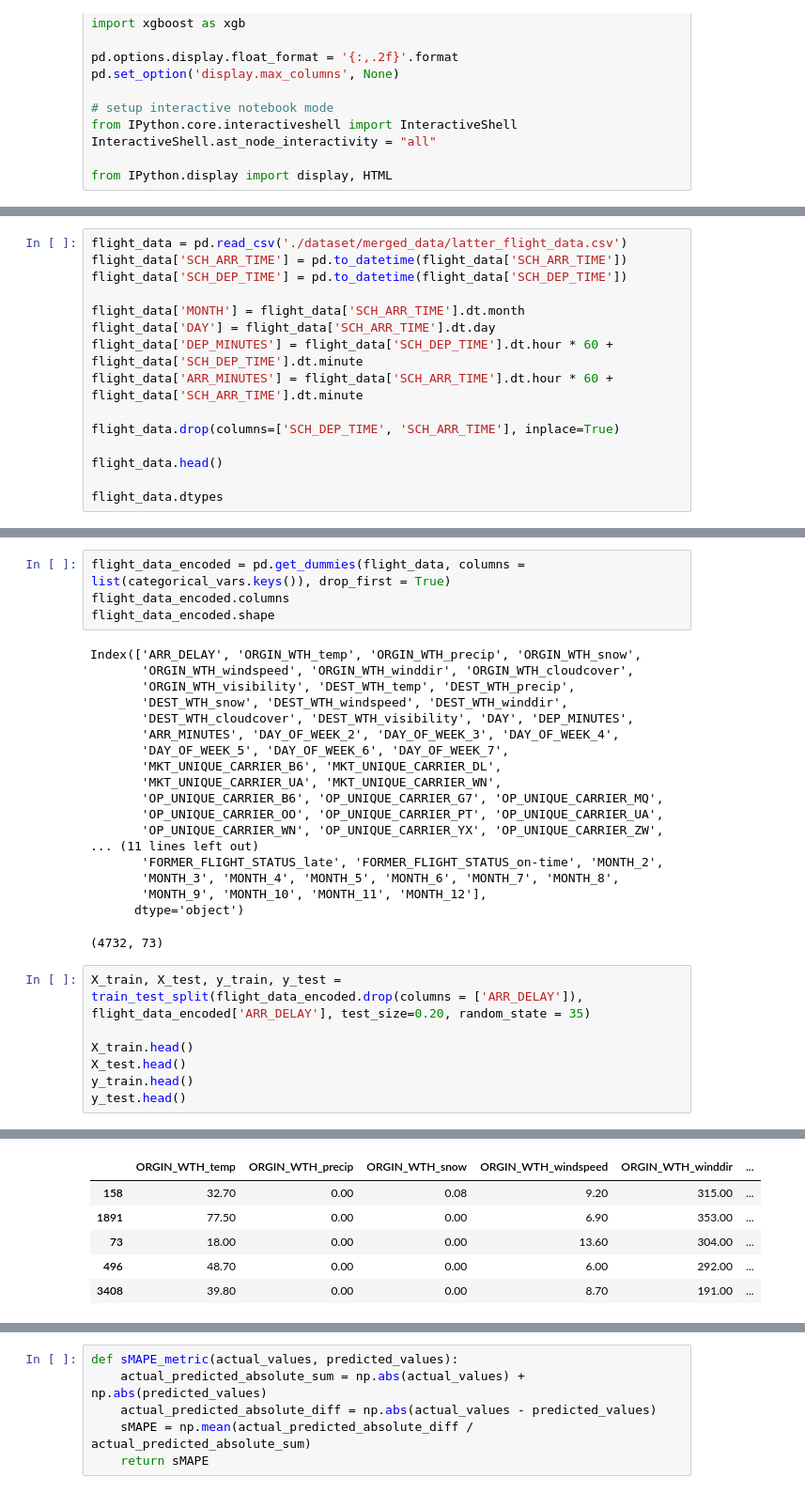
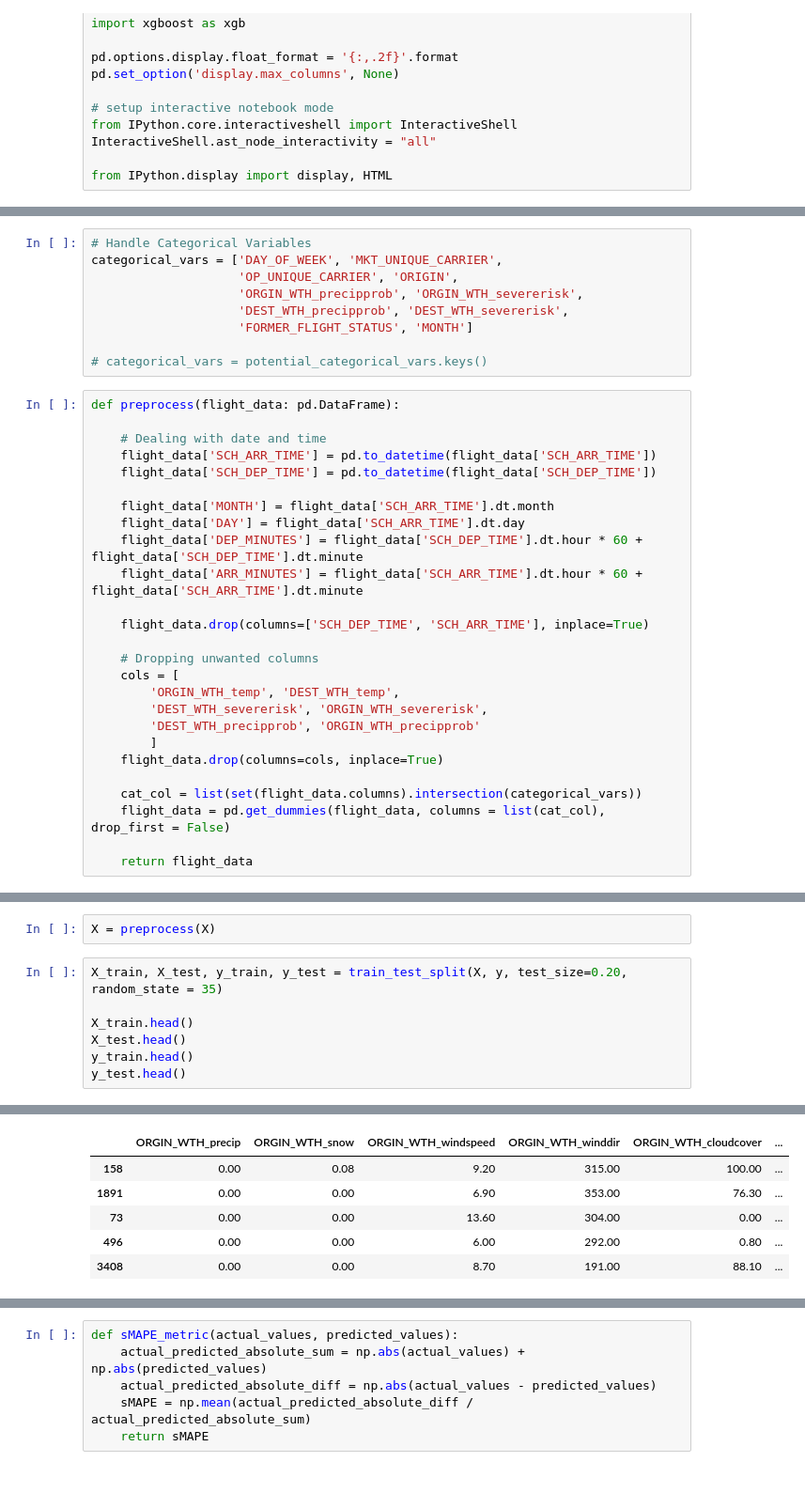
Before and after one commit to pksp99/flight-predictor, a Jupyter notebook: latter_flight_training.ipynb, the cells around one changed output, grey strips where cells are left out. Shown at 94% size. Cells and saved outputs as stored; diff of their text form.

```diff
--- a/latter_flight_training.ipynb
+++ b/latter_flight_training.ipynb
@@ -30,15 +70,35 @@ from IPython.display import display, HTML
+# %%
+# Handle Categorical Variables
+categorical_vars = ['DAY_OF_WEEK', 'MKT_UNIQUE_CARRIER',
+                    'OP_UNIQUE_CARRIER', 'ORIGIN',
+                    'ORGIN_WTH_precipprob', 'ORGIN_WTH_severerisk',
+                    'DEST_WTH_precipprob', 'DEST_WTH_severerisk',
+                    'FORMER_FLIGHT_STATUS', 'MONTH']
+
+# categorical_vars = potential_categorical_vars.keys()
 # %%
-flight_data = pd.read_csv('./dataset/merged_data/latter_flight_data.csv')
-flight_data['SCH_ARR_TIME'] = pd.to_datetime(flight_data['SCH_ARR_TIME'])
-flight_data['SCH_DEP_TIME'] = pd.to_datetime(flight_data['SCH_DEP_TIME'])
+def preprocess(flight_data: pd.DataFrame):
 
-flight_data['MONTH'] = flight_data['SCH_ARR_TIME'].dt.month
-flight_data['DAY'] = flight_data['SCH_ARR_TIME'].dt.day
-flight_data['DEP_MINUTES'] = flight_data['SCH_DEP_TIME'].dt.hour * 60 + flight_data['SCH_DEP_TIME'].dt.minute
-flight_data['ARR_MINUTES'] = flight_data['SCH_ARR_TIME'].dt.hour * 60 + flight_data['SCH_ARR_TIME'].dt.minute
+    # Dealing with date and time
+    flight_data['SCH_ARR_TIME'] = pd.to_datetime(flight_data['SCH_ARR_TIME'])
+    flight_data['SCH_DEP_TIME'] = pd.to_datetime(flight_data['SCH_DEP_TIME'])
 
-flight_data.drop(columns=['SCH_DEP_TIME', 'SCH_ARR_TIME'], inplace=True)
+    flight_data['MONTH'] = flight_data['SCH_ARR_TIME'].dt.month
+    flight_data['DAY'] = flight_data['SCH_ARR_TIME'].dt.day
+    flight_data['DEP_MINUTES'] = flight_data['SCH_DEP_TIME'].dt.hour * 60 + flight_data['SCH_DEP_TIME'].dt.minute
+    flight_data['ARR_MINUTES'] = flight_data['SCH_ARR_TIME'].dt.hour * 60 + flight_data['SCH_ARR_TIME'].dt.minute
 
-flight_data.head()
+    flight_data.drop(columns=['SCH_DEP_TIME', 'SCH_ARR_TIME'], inplace=True)
 
-flight_data.dtypes
+    # Dropping unwanted columns
+    cols = [
+        'ORGIN_WTH_temp', 'DEST_WTH_temp',
+        'DEST_WTH_severerisk', 'ORGIN_WTH_severerisk',
+        'DEST_WTH_precipprob', 'ORGIN_WTH_precipprob'
+        ]
+    flight_data.drop(columns=cols, inplace=True)
+
+    cat_col = list(set(flight_data.columns).intersection(categorical_vars))
+    flight_data = pd.get_dummies(flight_data, columns = list(cat_col), drop_first = False)
+
+    return flight_data
@@ -133,28 +105,7 @@ dtype: int64
-# %%
-flight_data_encoded = pd.get_dummies(flight_data, columns = list(categorical_vars.keys()), drop_first = True)
-flight_data_encoded.columns
-flight_data_encoded.shape
-# %% [output]
-Index(['ARR_DELAY', 'ORGIN_WTH_temp', 'ORGIN_WTH_precip', 'ORGIN_WTH_snow',
-       'ORGIN_WTH_windspeed', 'ORGIN_WTH_winddir', 'ORGIN_WTH_cloudcover',
-       'ORGIN_WTH_visibility', 'DEST_WTH_temp', 'DEST_WTH_precip',
-       'DEST_WTH_snow', 'DEST_WTH_windspeed', 'DEST_WTH_winddir',
-       'DEST_WTH_cloudcover', 'DEST_WTH_visibility', 'DAY', 'DEP_MINUTES',
-       'ARR_MINUTES', 'DAY_OF_WEEK_2', 'DAY_OF_WEEK_3', 'DAY_OF_WEEK_4',
-       'DAY_OF_WEEK_5', 'DAY_OF_WEEK_6', 'DAY_OF_WEEK_7',
-       'MKT_UNIQUE_CARRIER_B6', 'MKT_UNIQUE_CARRIER_DL',
-       'MKT_UNIQUE_CARRIER_UA', 'MKT_UNIQUE_CARRIER_WN',
-       'OP_UNIQUE_CARRIER_B6', 'OP_UNIQUE_CARRIER_G7', 'OP_UNIQUE_CARRIER_MQ',
-       'OP_UNIQUE_CARRIER_OO', 'OP_UNIQUE_CARRIER_PT', 'OP_UNIQUE_CARRIER_UA',
-       'OP_UNIQUE_CARRIER_WN', 'OP_UNIQUE_CARRIER_YX', 'OP_UNIQUE_CARRIER_ZW',
-... (11 lines left out)
-       'FORMER_FLIGHT_STATUS_late', 'FORMER_FLIGHT_STATUS_on-time', 'MONTH_2',
-       'MONTH_3', 'MONTH_4', 'MONTH_5', 'MONTH_6', 'MONTH_7', 'MONTH_8',
-       'MONTH_9', 'MONTH_10', 'MONTH_11', 'MONTH_12'],
-      dtype='object')
-(4732, 73)
+# %%
+X = preprocess(X)
 # %%
-X_train, X_test, y_train, y_test = train_test_split(flight_data_encoded.drop(columns = ['ARR_DELAY']), flight_data_encoded['ARR_DELAY'], test_size=0.20, random_state = 35)
+X_train, X_test, y_train, y_test = train_test_split(X, y, test_size=0.20, random_state = 35)
 
 X_train.head()
 X_test.head()
@@ -170,9 +121,9 @@ y_test.head()
-|  | ORGIN_WTH_temp | ORGIN_WTH_precip | ORGIN_WTH_snow | ORGIN_WTH_windspeed | ORGIN_WTH_winddir | ... |
-| 158 | 32.70 | 0.00 | 0.08 | 9.20 | 315.00 | ... |
-| 1891 | 77.50 | 0.00 | 0.00 | 6.90 | 353.00 | ... |
-| 73 | 18.00 | 0.00 | 0.00 | 13.60 | 304.00 | ... |
-| 496 | 48.70 | 0.00 | 0.00 | 6.00 | 292.00 | ... |
-| 3408 | 39.80 | 0.00 | 0.00 | 8.70 | 191.00 | ... |
+|  | ORGIN_WTH_precip | ORGIN_WTH_snow | ORGIN_WTH_windspeed | ORGIN_WTH_winddir | ORGIN_WTH_cloudcover | ... |
+| 158 | 0.00 | 0.08 | 9.20 | 315.00 | 100.00 | ... |
+| 1891 | 0.00 | 0.00 | 6.90 | 353.00 | 76.30 | ... |
+| 73 | 0.00 | 0.00 | 13.60 | 304.00 | 0.00 | ... |
+| 496 | 0.00 | 0.00 | 6.00 | 292.00 | 0.80 | ... |
+| 3408 | 0.00 | 0.00 | 8.70 | 191.00 | 88.10 | ... |
 1460   -17.00
 3395    -9.00
 4434    -1.00
```
Also changed, not shown: parts of 24 cells of this notebook, 1 other file.
